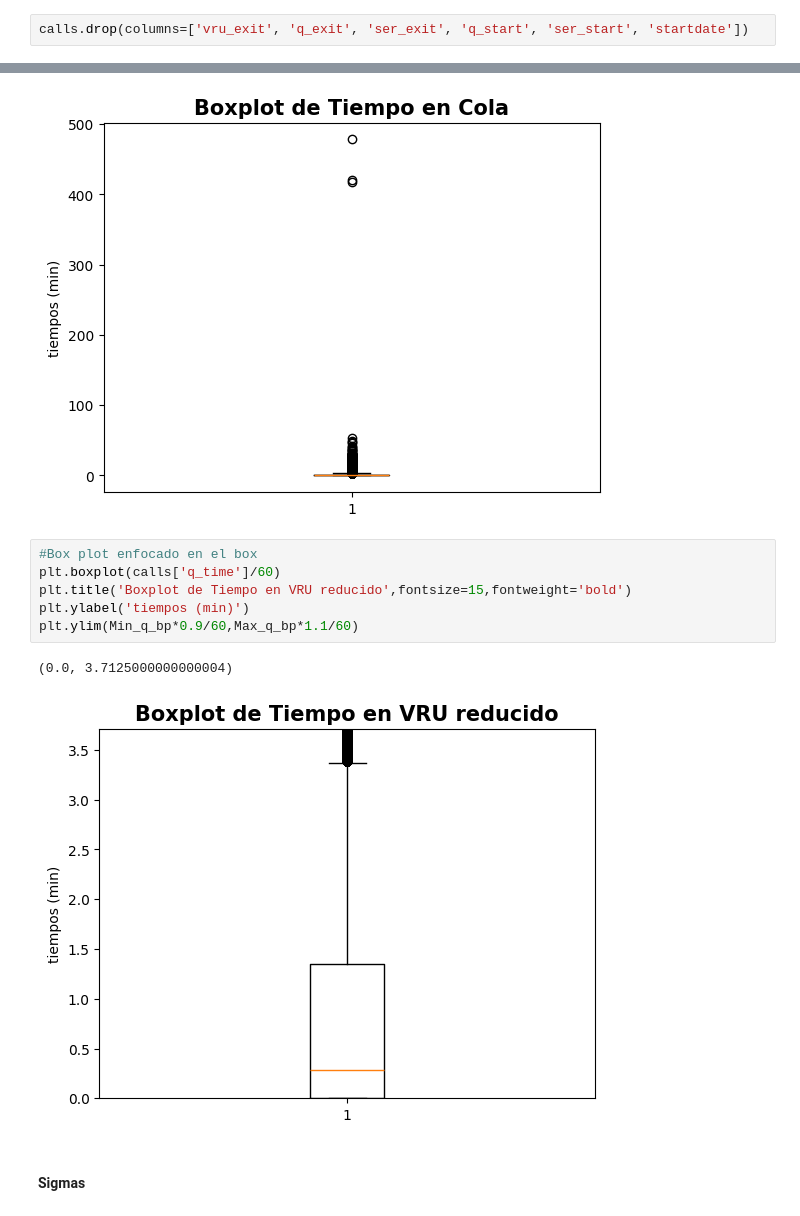
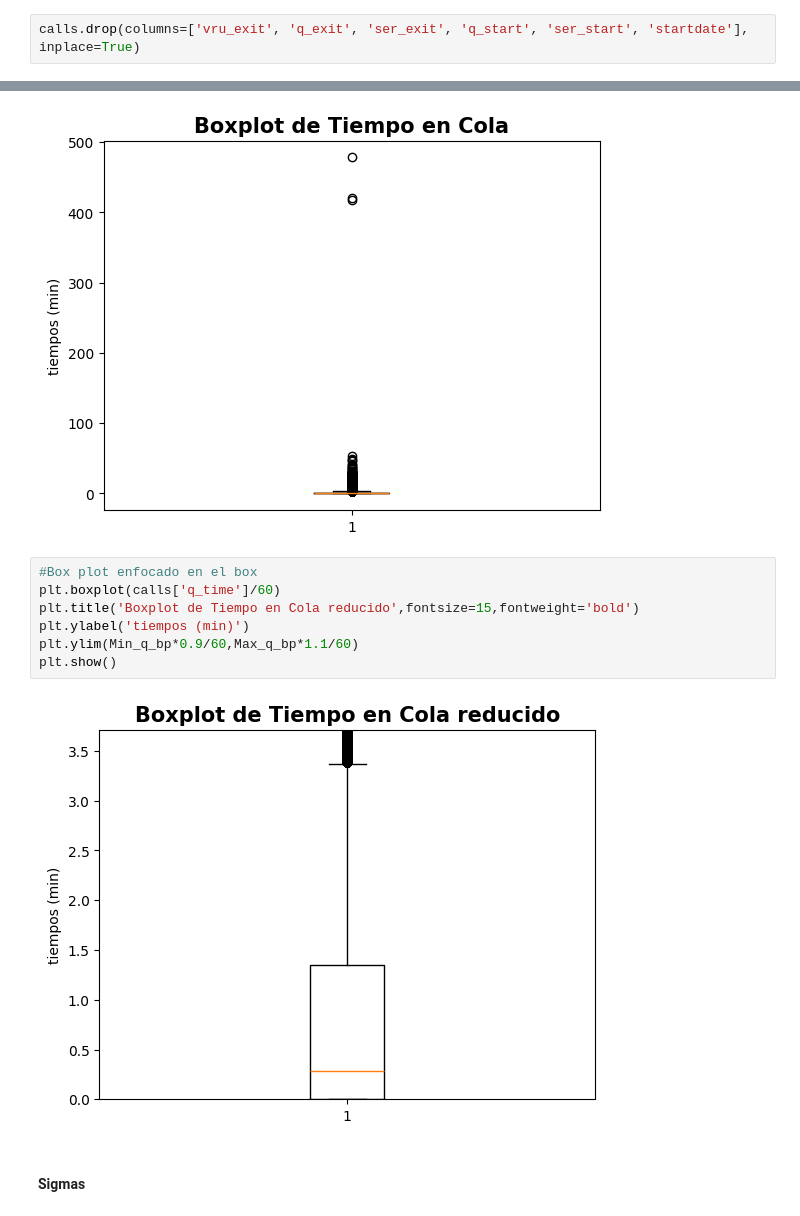
Before and after one commit to carocardenas0699/Bootcamp, a Jupyter notebook: M5/Proyecto Integrador/1 Call Center/EDA Completo.ipynb, the cells around one changed output, grey strips where cells are left out. Drawn from its saved outputs; the diff is of its cells as text.

```diff
--- a/M5/Proyecto Integrador/1 Call Center/EDA Completo.ipynb
+++ b/M5/Proyecto Integrador/1 Call Center/EDA Completo.ipynb
@@ -48,4 +48,4 @@ calls
 # %% [markdown]
 Se borraron las columnas vru_exit, q_exit, ser_exit, q_start, ser_start y startdate debido a que la informacion que aportaban esta columnas era redundante ya que se puede deducir de otras columnas (vru_entry, vru_time, q_time, ser_time).<br>
 # %%
-calls.drop(columns=['vru_exit', 'q_exit', 'ser_exit', 'q_start', 'ser_start', 'startdate'])
+calls.drop(columns=['vru_exit', 'q_exit', 'ser_exit', 'q_start', 'ser_start', 'startdate'], inplace=True)
@@ -314,12 +300,12 @@ plt.show()
 # %%
 #Box plot enfocado en el box
 plt.boxplot(calls['q_time']/60)
-plt.title('Boxplot de Tiempo en VRU reducido',fontsize=15,fontweight='bold')
+plt.title('Boxplot de Tiempo en Cola reducido',fontsize=15,fontweight='bold')
 plt.ylabel('tiempos (min)')
 plt.ylim(Min_q_bp*0.9/60,Max_q_bp*1.1/60)
+plt.show()
 # %% [output]
-(0.0, 3.7125000000000004)
-[figure, old version]
+[figure, new version]
 # %% [markdown]
 #### Sigmas
 # %% [markdown]
```
Also changed, not shown: parts of 9 cells of this notebook.
